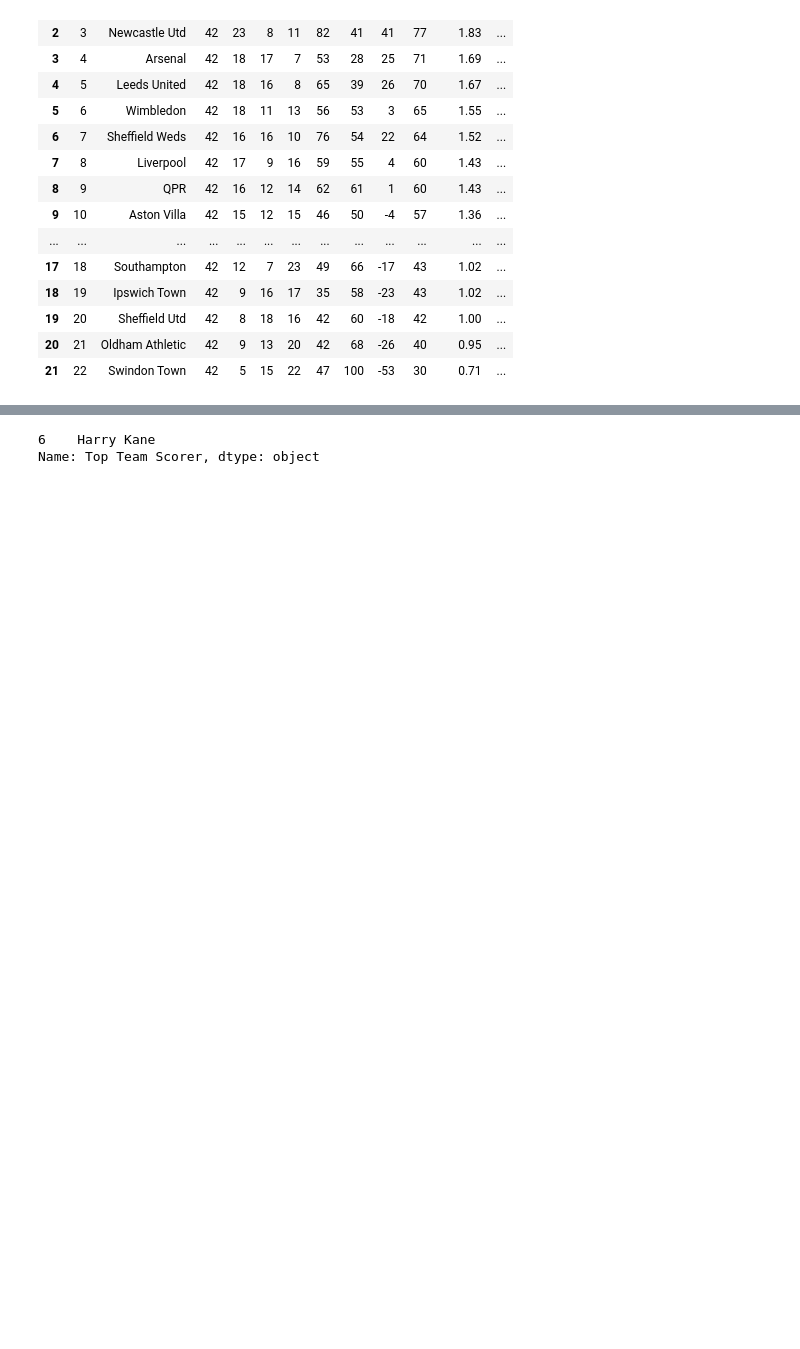
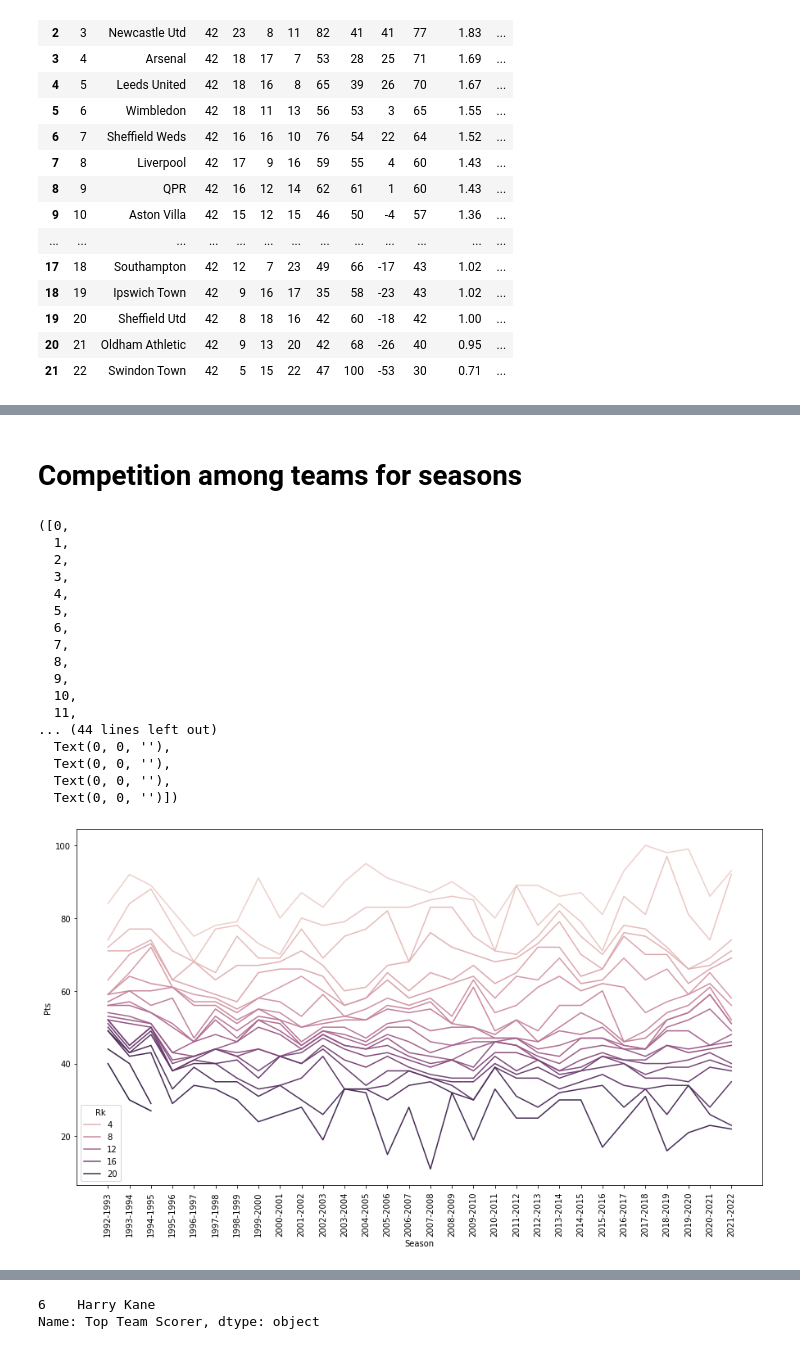
Before and after one commit to Aniket-Raikwar1/Premier_League_data_analysis, a Jupyter notebook: Analysing premier league seasons.ipynb, the cells around one changed output, grey strips where cells are left out. Drawn from its saved outputs; the diff is of its cells as text; code cells hidden in the pictures; blank space fills up the shorter version.

```diff
--- a/Analysing premier league seasons.ipynb
+++ b/Analysing premier league seasons.ipynb
@@ -249,0 +384,25 @@ sea
+# %% [markdown]
+# Competition among teams for seasons
+# %%
+plt.figure(figsize=(15,8))
+sns.lineplot(data=All_season,x="Season",y="Pts",hue='Rk')
+plt.xticks(rotation=90)
+# %% [output]
+([0,
+  1,
+  2,
+  3,
+  4,
+  5,
+  6,
+  7,
+  8,
+  9,
+  10,
+  11,
+... (44 lines left out)
+  Text(0, 0, ''),
+  Text(0, 0, ''),
+  Text(0, 0, ''),
+  Text(0, 0, '')])
+[figure, added]
```
Also changed, not shown: parts of 53 cells of this notebook.
